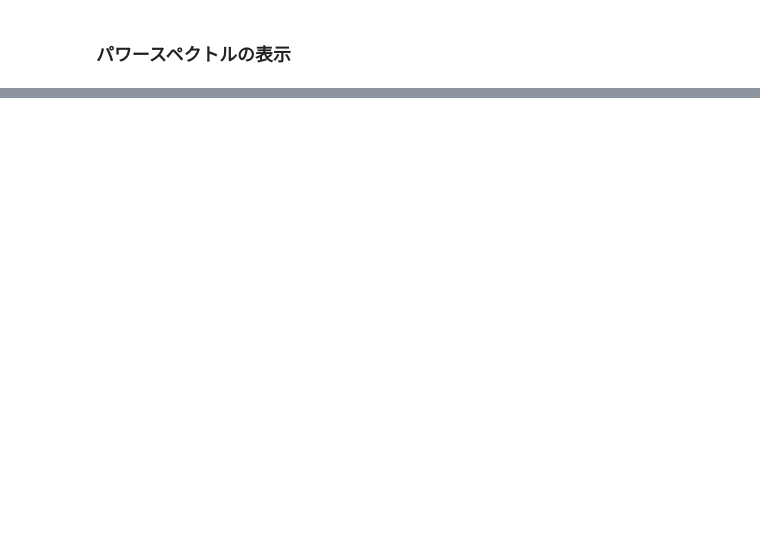
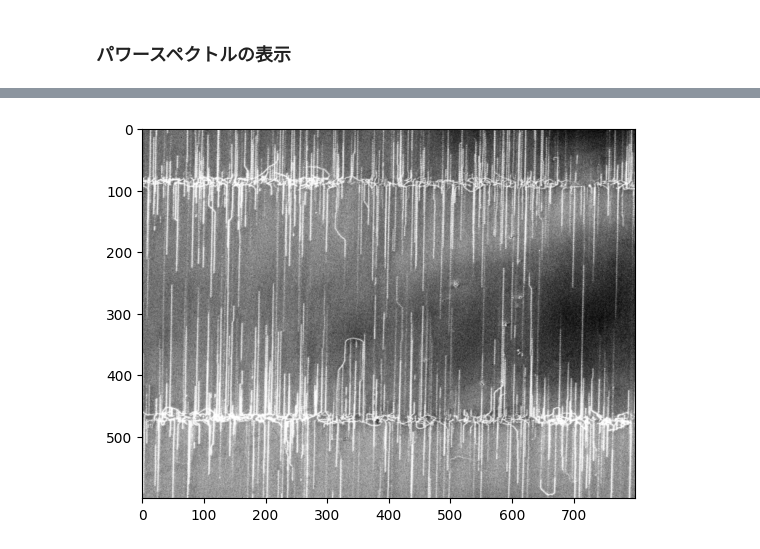
Before and after one commit to kykougaku/adhoc_analysis, a Jupyter notebook: notebook/semimage.ipynb, the cells around one changed output, grey strips where cells are left out. Saved outputs shown, nothing was run; the diff lists cells and outputs as text; code cells hidden in the pictures; blank space fills up the shorter version.

```diff
--- a/notebook/semimage.ipynb
+++ b/notebook/semimage.ipynb
@@ -131,0 +125,9 @@ plt.show()
+# %%
+angle = 16
+rotation_matrix = cv2.getRotationMatrix2D(center, angle, 1)
+rotated_image2 = cv2.warpAffine(img2, rotation_matrix, (width, height))
+crop_rotated3 = rotated_image2[200:800, 200:1000]
+plt.imshow(crop_rotated3, cmap='gray')
+plt.show()
+# %% [output]
+[figure, added]
```
Also changed, not shown: parts of 12 cells of this notebook, 1 other file.
